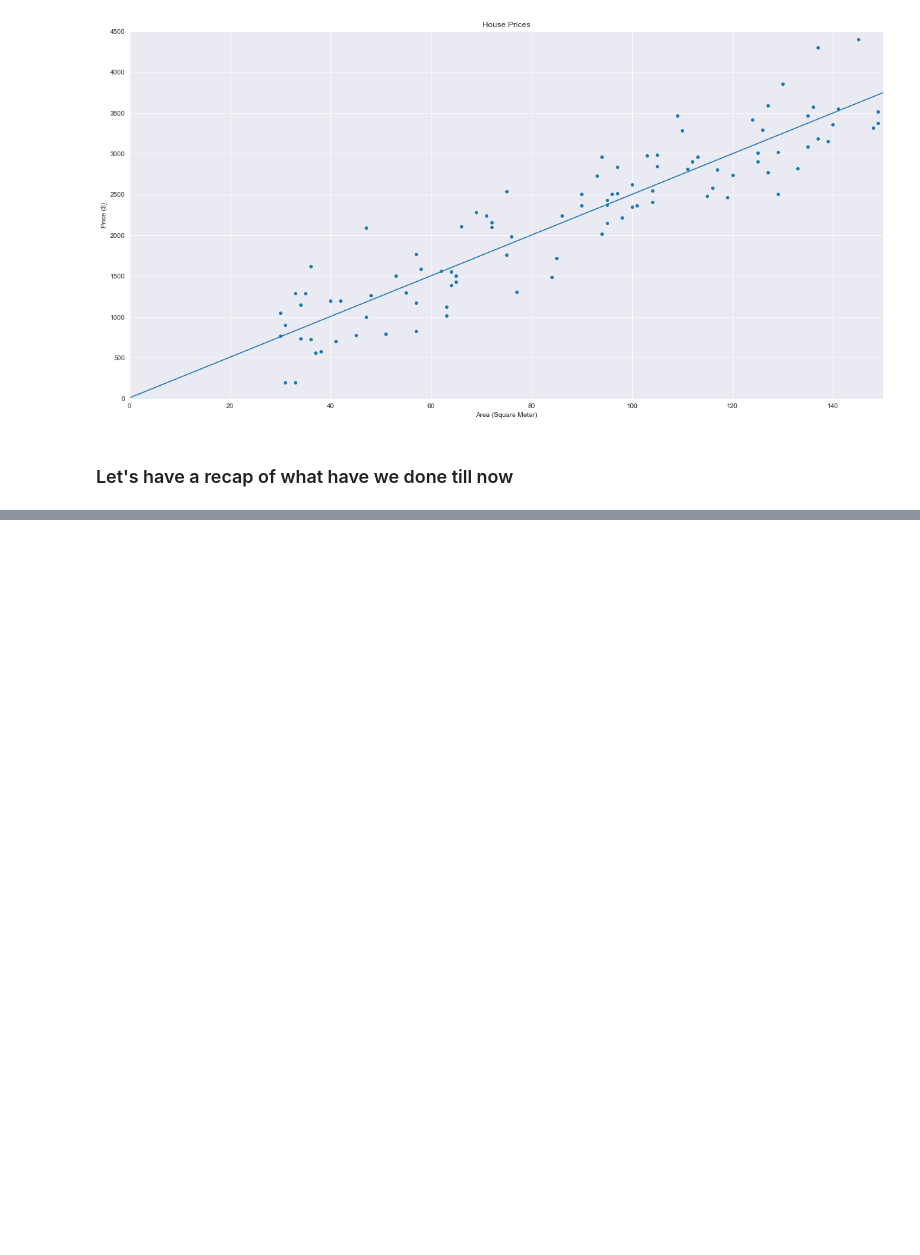
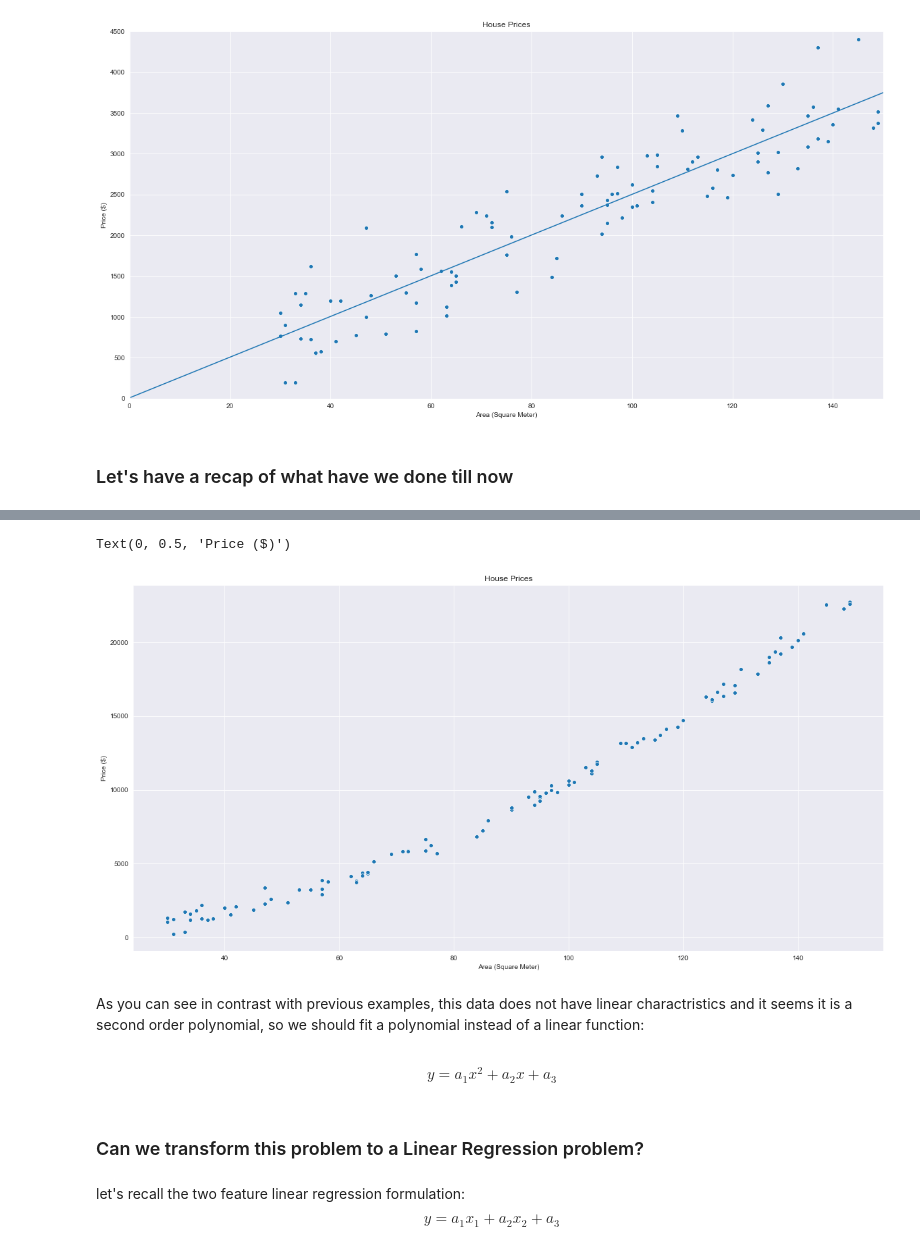
Before and after one commit to SoheilKoohi/ml_course, a Jupyter notebook: 01_linear_regression.ipynb, the cells around one changed output, grey strips where cells are left out. Cells and saved outputs as stored; diff of their text form; code cells hidden in the pictures; blank space fills up the shorter version.

```diff
--- a/01_linear_regression.ipynb
+++ b/01_linear_regression.ipynb
@@ -187,0 +307,9 @@ plt.show()
+# %%
+np.random.seed(24)
+x = np.random.randint(30, high=150, size=100, dtype=int)
+y = 1 * x ** 2 + 5 * x + 15
+noise = np.random.normal(0, 400, size=100)
+y_noisy = np.clip((y + noise).astype(int), 200, None)
+dataset = np.array([x, y_noisy]).T
+dataset_df = pd.DataFrame(dataset, columns=["area", "price"])
+dataset_df.head(20)
@@ -187,0 +334,22 @@ plt.show()
+# %%
+plt.figure(figsize=(20,10))
+plt.title("House Prices")
+sns.scatterplot(data=dataset_df,x="area", y="price")
+plt.xlabel("Area (Square Meter)")
+plt.ylabel("Price ($)")
+# %% [output]
+Text(0, 0.5, 'Price ($)')
+[figure, added]
+# %% [markdown]
+As you can see in contrast with previous examples, this data does not have linear charactristics and it seems it is a second order polynomial, so we should fit a polynomial instead of a linear function:
+# %% [markdown]
+$$
+y = a_1x^2 + a_2x + a_3
+$$
+# %% [markdown]
+<h3> Can we transform this problem to a Linear Regression problem?</h3>
+# %% [markdown]
+let's recall the two feature linear regression formulation:
+$$
+y = a_1x_1 + a_2x_2 + a_3
+$$
```
Also changed, not shown: parts of 35 cells of this notebook.
